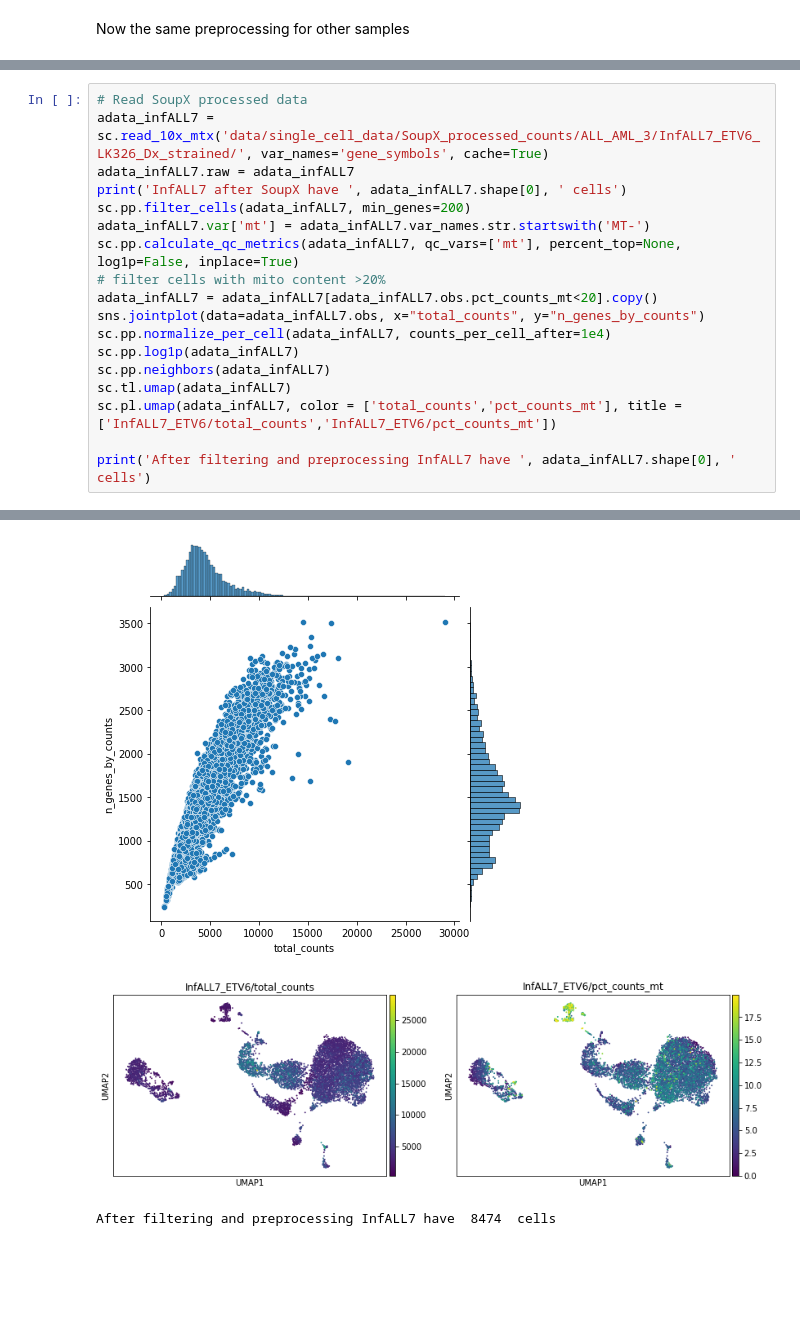
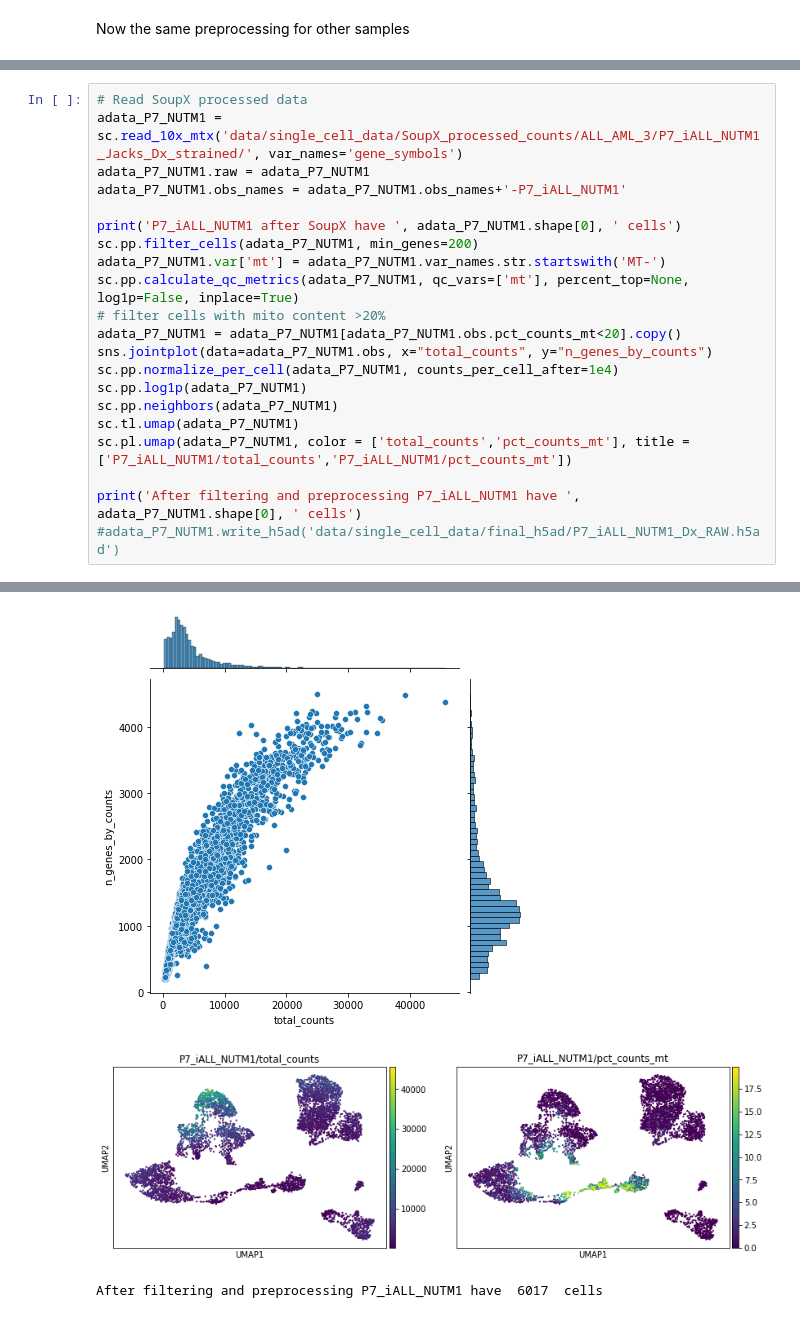
Before and after one commit to kheleon/leukemia-paper, a Jupyter notebook: Leukemia_data_analysis_final.ipynb, the cells around one changed output, grey strips where cells are left out. Saved outputs shown, nothing was run; the diff lists cells and outputs as text; blank space fills up the shorter version.

```diff
--- a/Leukemia_data_analysis_final.ipynb
+++ b/Leukemia_data_analysis_final.ipynb
@@ -392,19 +411,22 @@ After filtering and preprocessing InfALL6 have  7141  cells
 # %%
 # Read SoupX processed data
-adata_infALL7 = sc.read_10x_mtx('data/single_cell_data/SoupX_processed_counts/ALL_AML_3/InfALL7_ETV6_LK326_Dx_strained/', var_names='gene_symbols', cache=True)
-adata_infALL7.raw = adata_infALL7
-print('InfALL7 after SoupX have ', adata_infALL7.shape[0], ' cells')
-sc.pp.filter_cells(adata_infALL7, min_genes=200)
-adata_infALL7.var['mt'] = adata_infALL7.var_names.str.startswith('MT-')
-sc.pp.calculate_qc_metrics(adata_infALL7, qc_vars=['mt'], percent_top=None, log1p=False, inplace=True)
+adata_P7_NUTM1 = sc.read_10x_mtx('data/single_cell_data/SoupX_processed_counts/ALL_AML_3/P7_iALL_NUTM1_Jacks_Dx_strained/', var_names='gene_symbols')
+adata_P7_NUTM1.raw = adata_P7_NUTM1
+adata_P7_NUTM1.obs_names = adata_P7_NUTM1.obs_names+'-P7_iALL_NUTM1'
+
+print('P7_iALL_NUTM1 after SoupX have ', adata_P7_NUTM1.shape[0], ' cells')
+sc.pp.filter_cells(adata_P7_NUTM1, min_genes=200)
+adata_P7_NUTM1.var['mt'] = adata_P7_NUTM1.var_names.str.startswith('MT-')
+sc.pp.calculate_qc_metrics(adata_P7_NUTM1, qc_vars=['mt'], percent_top=None, log1p=False, inplace=True)
 # filter cells with mito content >20%
-adata_infALL7 = adata_infALL7[adata_infALL7.obs.pct_counts_mt<20].copy()
-sns.jointplot(data=adata_infALL7.obs, x="total_counts", y="n_genes_by_counts")
-sc.pp.normalize_per_cell(adata_infALL7, counts_per_cell_after=1e4)
-sc.pp.log1p(adata_infALL7)
-sc.pp.neighbors(adata_infALL7)
-sc.tl.umap(adata_infALL7)
-sc.pl.umap(adata_infALL7, color = ['total_counts','pct_counts_mt'], title = ['InfALL7_ETV6/total_counts','InfALL7_ETV6/pct_counts_mt'])
+adata_P7_NUTM1 = adata_P7_NUTM1[adata_P7_NUTM1.obs.pct_counts_mt<20].copy()
+sns.jointplot(data=adata_P7_NUTM1.obs, x="total_counts", y="n_genes_by_counts")
+sc.pp.normalize_per_cell(adata_P7_NUTM1, counts_per_cell_after=1e4)
+sc.pp.log1p(adata_P7_NUTM1)
+sc.pp.neighbors(adata_P7_NUTM1)
+sc.tl.umap(adata_P7_NUTM1)
+sc.pl.umap(adata_P7_NUTM1, color = ['total_counts','pct_counts_mt'], title = ['P7_iALL_NUTM1/total_counts','P7_iALL_NUTM1/pct_counts_mt'])
 
-print('After filtering and preprocessing InfALL7 have ', adata_infALL7.shape[0], ' cells')
+print('After filtering and preprocessing P7_iALL_NUTM1 have ', adata_P7_NUTM1.shape[0], ' cells')
+#adata_P7_NUTM1.write_h5ad('data/single_cell_data/final_h5ad/P7_iALL_NUTM1_Dx_RAW.h5ad')
 # %% [output]
@@ -412,7 +434,7 @@ InfALL7 after SoupX have  9199  cells
 WARNING: You’re trying to run this on 33694 dimensions of `.X`, if you really want this, set `use_rep='X'`.
          Falling back to preprocessing with `sc.pp.pca` and default params.
-[figure, old version]
+[figure, new version]
-[figure, old version]
+[figure, new version]
-After filtering and preprocessing InfALL7 have  8474  cells
+After filtering and preprocessing P7_iALL_NUTM1 have  6017  cells
 # %%
 # Read SoupX processed data
```
Also changed, not shown: parts of 34 cells of this notebook, 7 other files.
